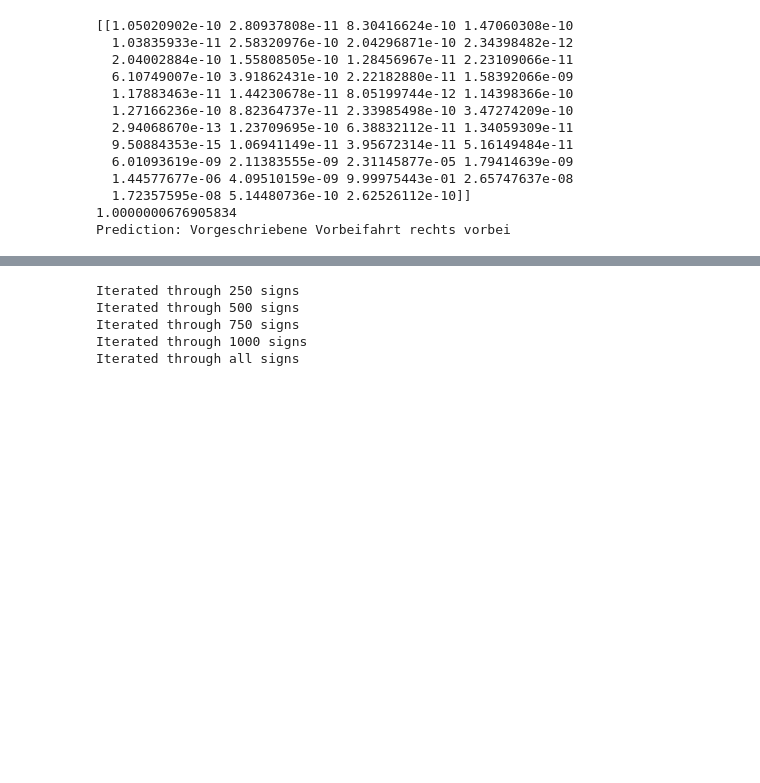
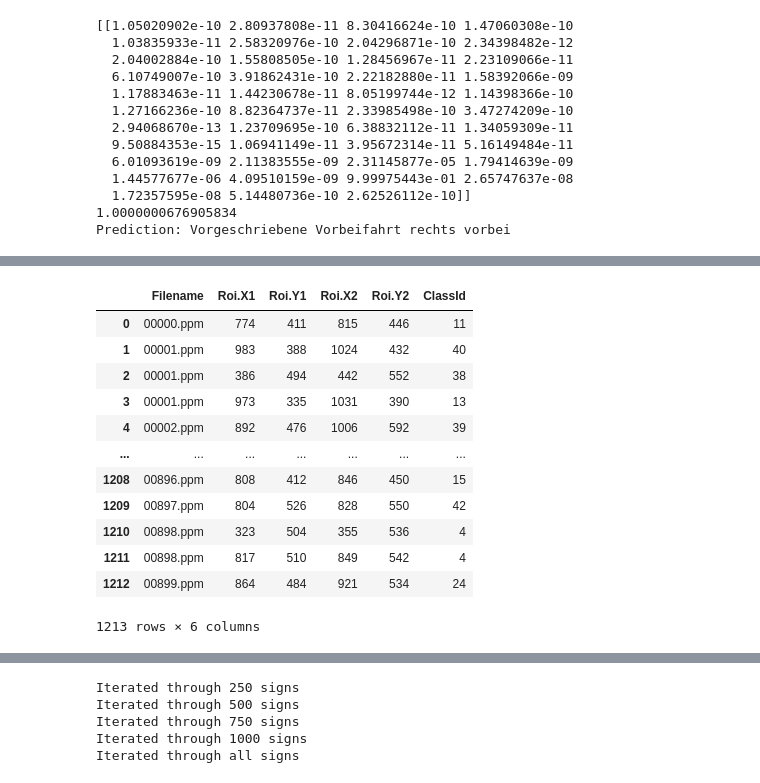
Before and after one commit to Na1k/ML-Lab_project, a Jupyter notebook: Aufgabe_D_Schilder.ipynb, the cells around one changed output, grey strips where cells are left out. Saved outputs shown, nothing was run; the diff lists cells and outputs as text; code cells hidden in the pictures; blank space fills up the shorter version.

```diff
--- a/Aufgabe_D_Schilder.ipynb
+++ b/Aufgabe_D_Schilder.ipynb
@@ -1274,3 +1249,18 @@ Prediction: Vorgeschriebene Vorbeifahrt rechts vorbei
 # %%
 reader = Reader()
 df_test = reader.read_test_data_to_df()
+df_test
+# %% [output]
+|  | Filename | Roi.X1 | Roi.Y1 | Roi.X2 | Roi.Y2 | ClassId |
+| 0 | 00000.ppm | 774 | 411 | 815 | 446 | 11 |
+| 1 | 00001.ppm | 983 | 388 | 1024 | 432 | 40 |
+| 2 | 00001.ppm | 386 | 494 | 442 | 552 | 38 |
+| 3 | 00001.ppm | 973 | 335 | 1031 | 390 | 13 |
+| 4 | 00002.ppm | 892 | 476 | 1006 | 592 | 39 |
+| ... | ... | ... | ... | ... | ... | ... |
+| 1208 | 00896.ppm | 808 | 412 | 846 | 450 | 15 |
+| 1209 | 00897.ppm | 804 | 526 | 828 | 550 | 42 |
+| 1210 | 00898.ppm | 323 | 504 | 355 | 536 | 4 |
+| 1211 | 00898.ppm | 817 | 510 | 849 | 542 | 4 |
+| 1212 | 00899.ppm | 864 | 484 | 921 | 534 | 24 |
+1213 rows × 6 columns
```
Also changed, not shown: parts of 44 cells of this notebook.
